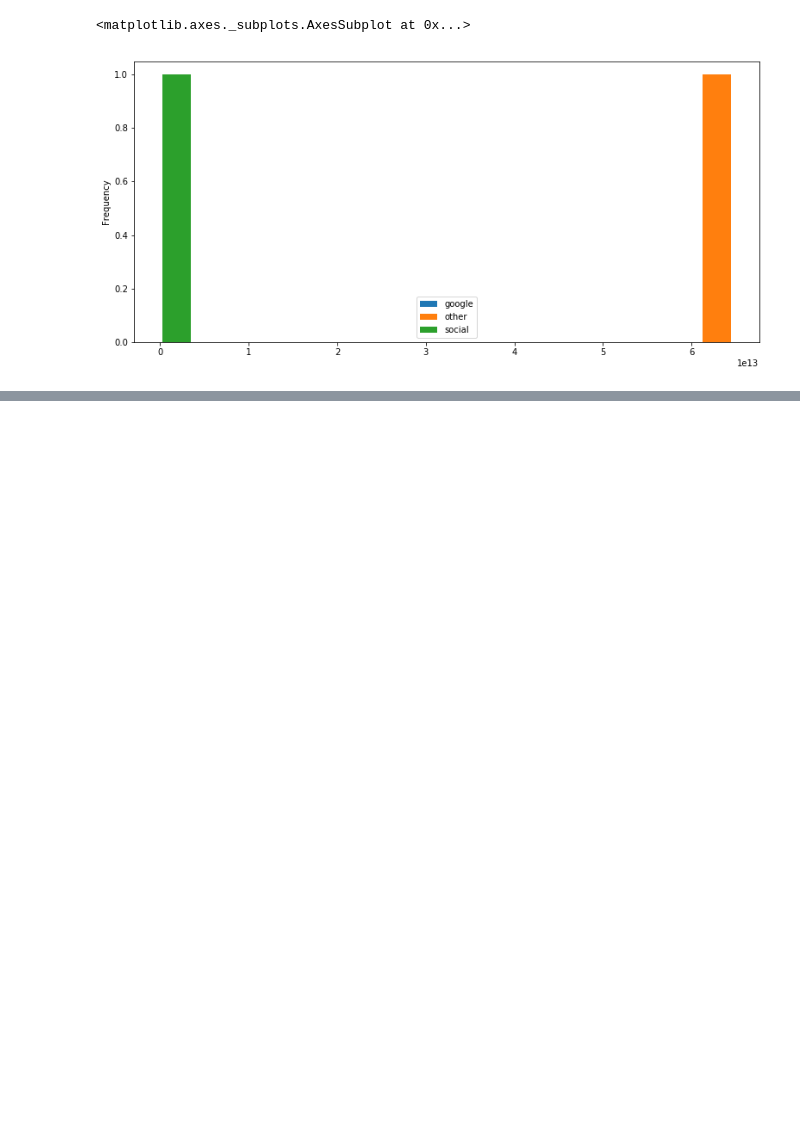
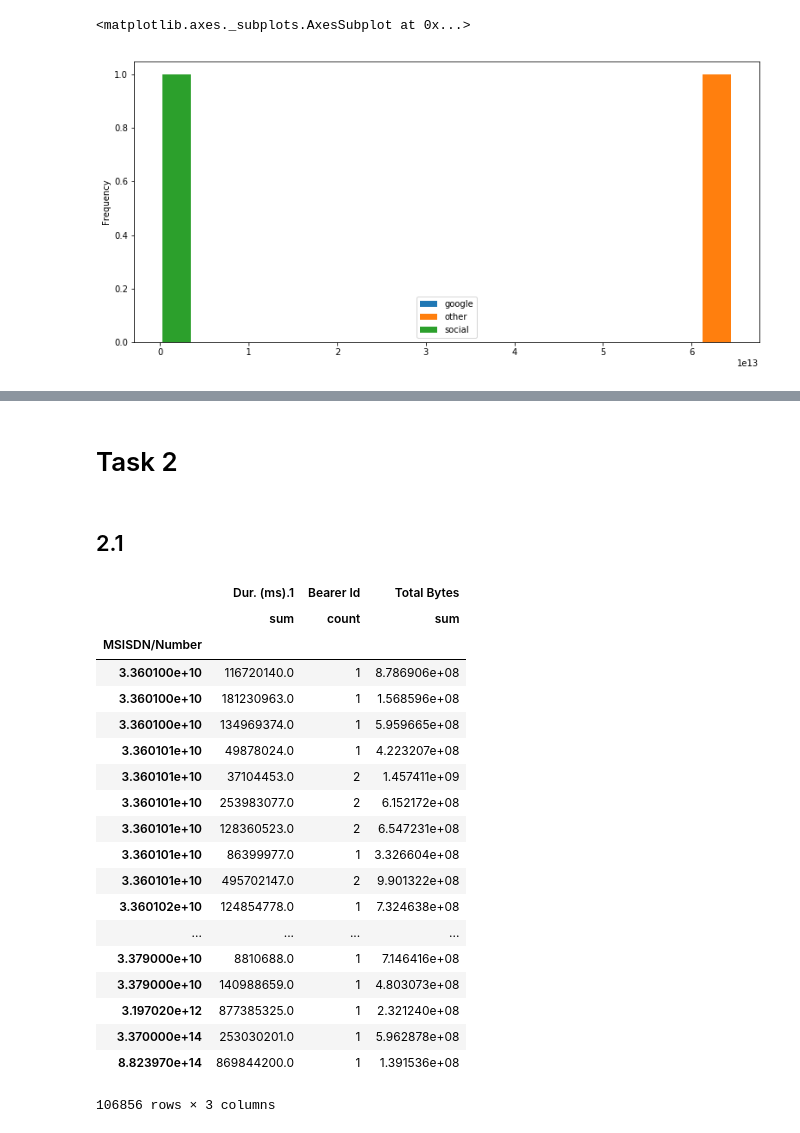
Before and after one commit to kenmbelenzi/week2, a Jupyter notebook: User-Analytics-Telecommunications-Industry.ipynb, the cells around one changed output, grey strips where cells are left out. Drawn from its saved outputs; the diff is of its cells as text; code cells hidden in the pictures; blank space fills up the shorter version.

```diff
--- a/User-Analytics-Telecommunications-Industry.ipynb
+++ b/User-Analytics-Telecommunications-Industry.ipynb
@@ -388,0 +355,29 @@ Length: 106856, dtype: float64
+# %% [markdown]
+# Task 2
+# %% [markdown]
+## 2.1
+# %%
+session= data.groupby(['MSISDN/Number']).agg({'Bearer Id':['count'],'Dur. (ms).1':['sum'],'Total Bytes':['sum']})
+
+session
+# %% [output]
+|  | Dur. (ms).1 | Bearer Id | Total Bytes |
+|  | sum | count | sum |
+| MSISDN/Number |  |  |  |
+| 3.360100e+10 | 116720140.0 | 1 | 8.786906e+08 |
+| 3.360100e+10 | 181230963.0 | 1 | 1.568596e+08 |
+| 3.360100e+10 | 134969374.0 | 1 | 5.959665e+08 |
+| 3.360101e+10 | 49878024.0 | 1 | 4.223207e+08 |
+| 3.360101e+10 | 37104453.0 | 2 | 1.457411e+09 |
+| 3.360101e+10 | 253983077.0 | 2 | 6.152172e+08 |
+| 3.360101e+10 | 128360523.0 | 2 | 6.547231e+08 |
+| 3.360101e+10 | 86399977.0 | 1 | 3.326604e+08 |
+| 3.360101e+10 | 495702147.0 | 2 | 9.901322e+08 |
+| 3.360102e+10 | 124854778.0 | 1 | 7.324638e+08 |
+| ... | ... | ... | ... |
+| 3.379000e+10 | 8810688.0 | 1 | 7.146416e+08 |
+| 3.379000e+10 | 140988659.0 | 1 | 4.803073e+08 |
+| 3.197020e+12 | 877385325.0 | 1 | 2.321240e+08 |
+| 3.370000e+14 | 253030201.0 | 1 | 5.962878e+08 |
+| 8.823970e+14 | 869844200.0 | 1 | 1.391536e+08 |
+106856 rows × 3 columns
```
Also changed, not shown: parts of 20 cells of this notebook, 1 other file.
